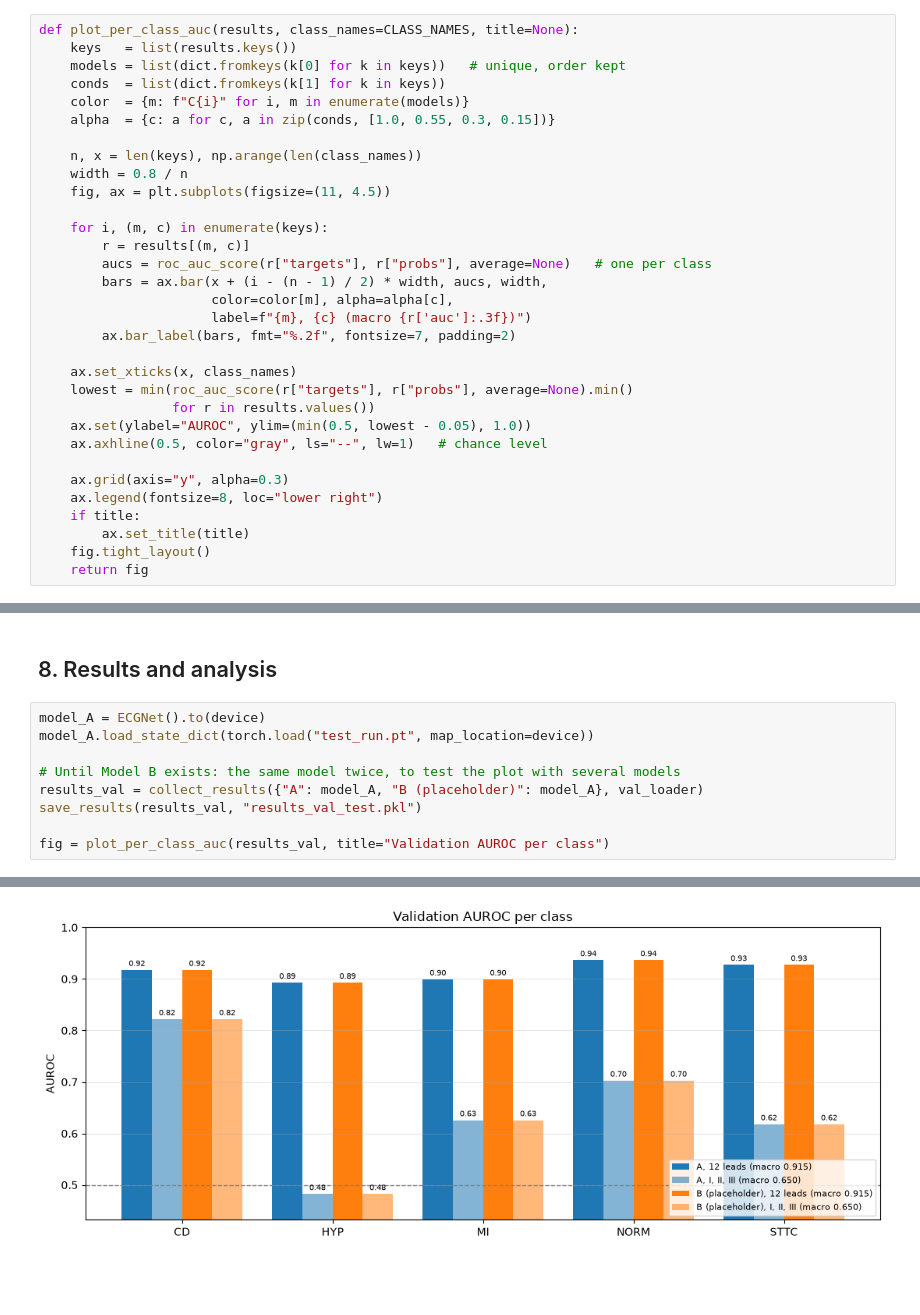
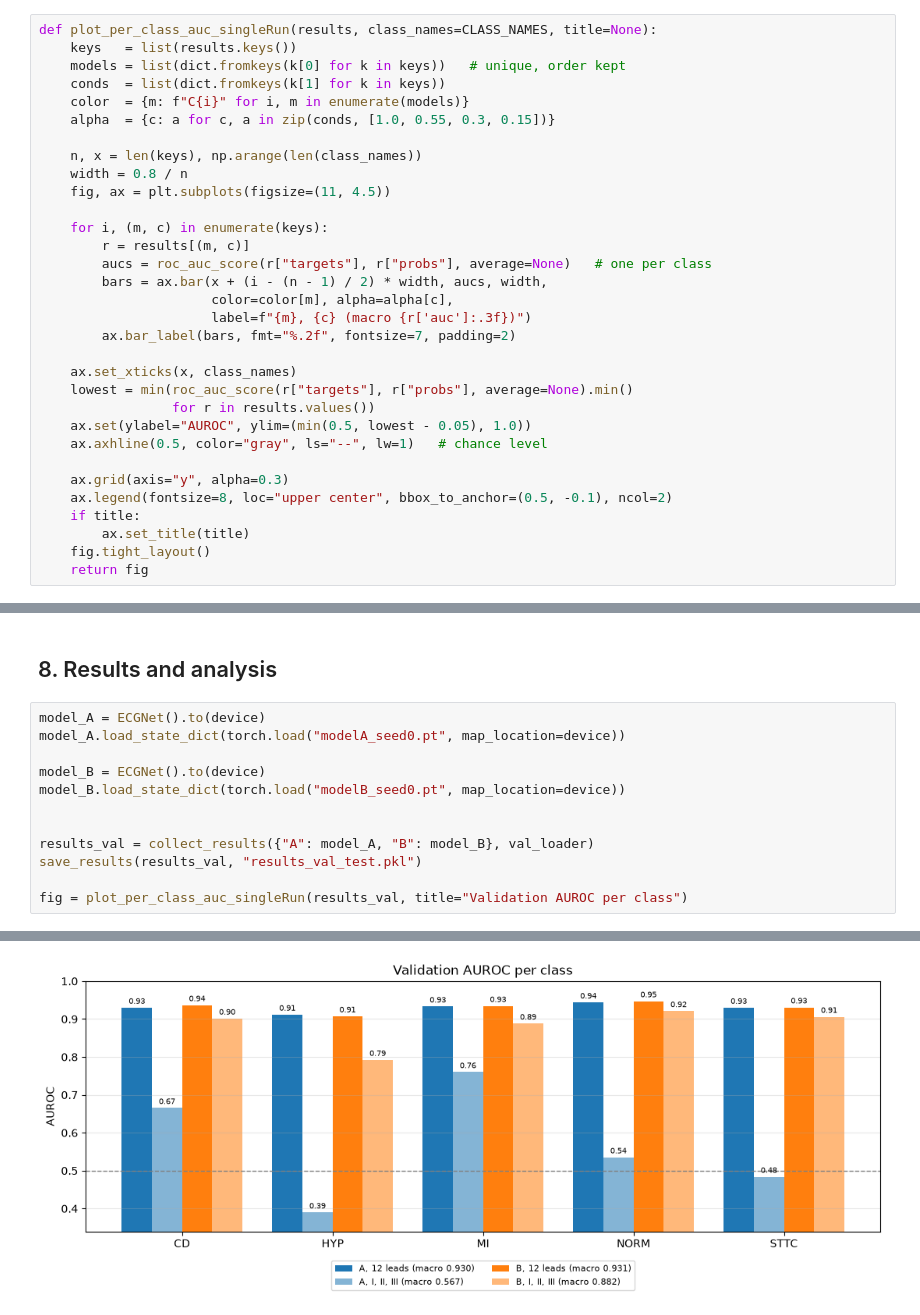
Before and after one commit to theojohnhenry/DML-project, a Jupyter notebook: ProjectNotebook.ipynb, the cells around one changed output, grey strips where cells are left out. Drawn from its saved outputs; the diff is of its cells as text; blank space fills up the shorter version.

Commit message:
ModelBDoneAndPreliminaryResults

```diff
--- a/ProjectNotebook.ipynb
+++ b/ProjectNotebook.ipynb
@@ -420,7 +424,7 @@ def load_results(path):
     with open(path, "rb") as f:
         return pickle.load(f)
 # %%
-def plot_per_class_auc(results, class_names=CLASS_NAMES, title=None):
+def plot_per_class_auc_singleRun(results, class_names=CLASS_NAMES, title=None):
     keys   = list(results.keys())
     models = list(dict.fromkeys(k[0] for k in keys))   # unique, order kept
     conds  = list(dict.fromkeys(k[1] for k in keys))
@@ -446,7 +450,7 @@ def plot_per_class_auc(results, class_names=CLASS_NAMES, title=None):
     ax.axhline(0.5, color="gray", ls="--", lw=1)   # chance level
 
     ax.grid(axis="y", alpha=0.3)
-    ax.legend(fontsize=8, loc="lower right")
+    ax.legend(fontsize=8, loc="upper center", bbox_to_anchor=(0.5, -0.1), ncol=2)
     if title:
         ax.set_title(title)
     fig.tight_layout()
@@ -512,11 +670,14 @@ Analysis time
 ## 8. Results and analysis
 # %%
 model_A = ECGNet().to(device)
-model_A.load_state_dict(torch.load("test_run.pt", map_location=device))
+model_A.load_state_dict(torch.load("modelA_seed0.pt", map_location=device))
 
-# Until Model B exists: the same model twice, to test the plot with several models
-results_val = collect_results({"A": model_A, "B (placeholder)": model_A}, val_loader)
+model_B = ECGNet().to(device)
+model_B.load_state_dict(torch.load("modelB_seed0.pt", map_location=device))
+
+
+results_val = collect_results({"A": model_A, "B": model_B}, val_loader)
 save_results(results_val, "results_val_test.pkl")
 
-fig = plot_per_class_auc(results_val, title="Validation AUROC per class")
+fig = plot_per_class_auc_singleRun(results_val, title="Validation AUROC per class")
 # %% [output]
@@ -527 +688 @@ B (placeholder) | I, II, III   | macro AUC 0.6500
-[figure, old version]
+[figure, new version]
```
Also changed, not shown: parts of 20 cells of this notebook, 26 other files.
